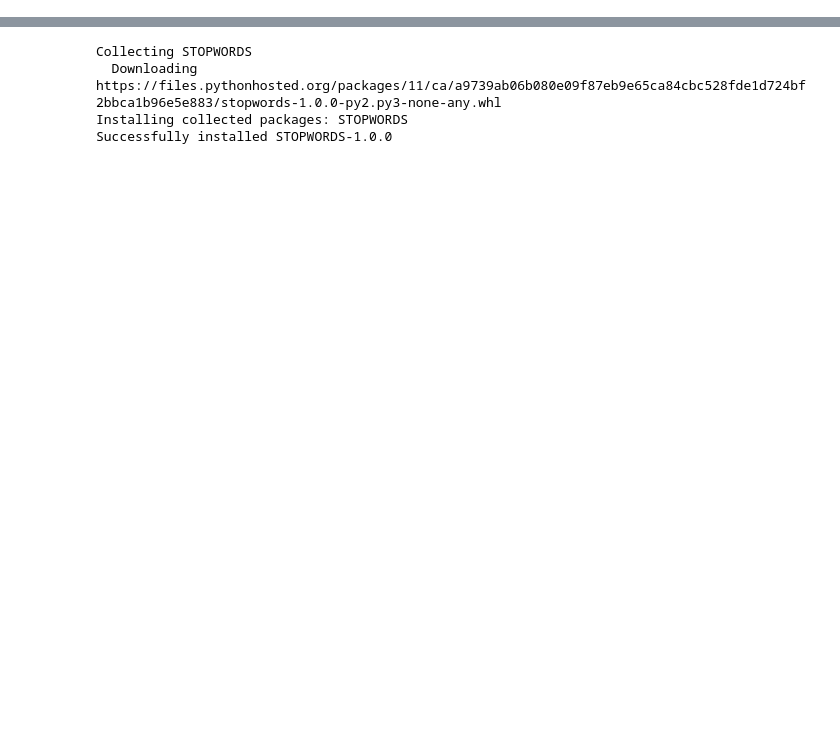
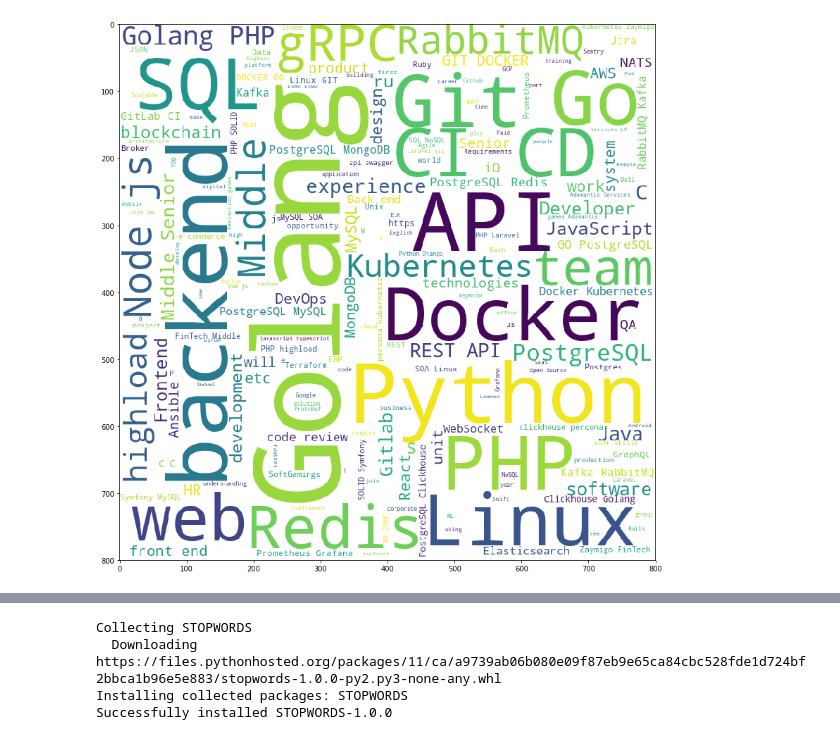
Before and after one commit to LuaSavage/hh_ru_parser, a Jupyter notebook: main.ipynb, the cells around one changed output, grey strips where cells are left out. Cells and saved outputs as stored; diff of their text form; code cells hidden in the pictures; blank space fills up the shorter version.

```diff
--- a/main.ipynb
+++ b/main.ipynb
@@ -5,11 +5,11 @@ import requests
 import time
 import random
 
-search_text = "java middle"
+search_text = "golang middle"
 # %%
 def wait ():
-    sleep_time = {'min': 0.1, 'max': 1}
-    time.sleep(sleep_time["min"]+(random.randrange(0, 10)*0.1*(sleep_time["max"]-sleep_time["min"])))
+    sleep_time = {'min': 0.1, 'max': 0.5}
+    time.sleep(sleep_time["min"]+(random.random()*(sleep_time["max"]-sleep_time["min"])))
 
 url = "https://nn.hh.ru/search/vacancy"
 
@@ -131,12 +127,12 @@ for data in vacancys_data:
 
     # зарплата бля(
 
-    salary_span = response_parsed.select("span[data-qa = 'bloko-header-2'][class = 'bloko-header-2 bloko-header-2_lite']")
+    salary_div = response_parsed.select("div[data-qa = 'vacancy-salary']")
 
     #print(counter," of ",len(vacancys_data)," : ", salary_span.get_text())
     counter += 1
 
-    data["salary"] = str(salary_span[0].get_text()) if len(salary_span)>0 else False
+    data["salary"] = str(salary_div[0].get_text()) if len(salary_div)>0 else False
 
     # название компании
 
@@ -266,27 +261,43 @@ df
 # %%
 from collections import Counter
 
 vacancy_names = df.tag # change here to change source of data/words etc
 
+
+descriptions = df.description
+
+import re
+
+additional_tegs = []
+
+for dsc in descriptions:
+    searched = re.findall(r"(([A-z]+[\s/-]*)+)+", dsc)
+    for pair in searched: additional_tegs.append(list(pair)[0])
+
+#print(additional_tegs)
+
 all_tags = []
 for tag in vacancy_names:
-    all_tags.append(' '.join(tag))
+    all_tags.append("".join(tag))
 
-cloud = Counter(all_tags)
+cloud = Counter(additional_tegs)
 from wordcloud import WordCloud, STOPWORDS
 stopwords = set(STOPWORDS)
 cloud = ''
-for x in list(all_tags):
+for x in list(additional_tegs):
     cloud+=x+' '
+
 wordcloud = WordCloud(width = 800, height = 800,
 
                 stopwords = stopwords,
                 min_font_size = 8,background_color='white'
                      ).generate(cloud)
 
 import matplotlib.pylab as plt
-plt.figure(figsize = (16, 16))
+plt.figure(figsize = (14, 14))
 plt.imshow(wordcloud)
 plt.savefig('vacancy_cloud.png')
+# %% [output]
+[figure, added]
 # %%
 ! git add *
```
Also changed, not shown: parts of 10 cells of this notebook, 4 other files.
